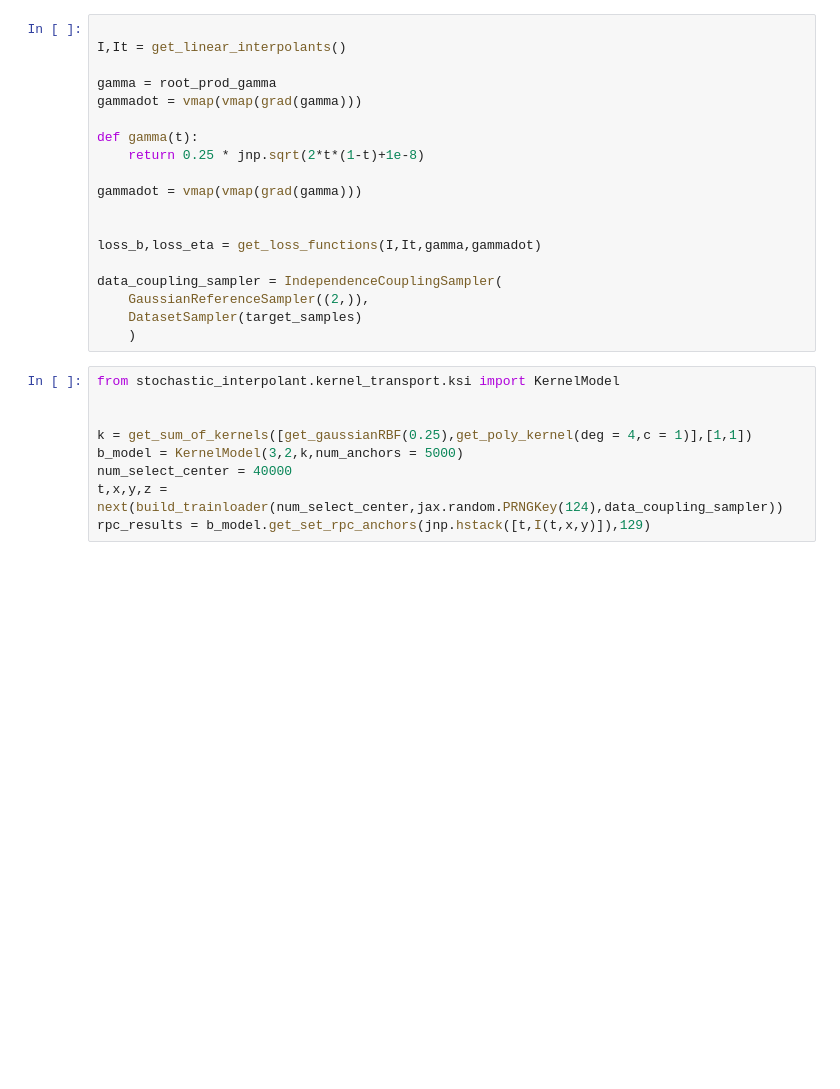
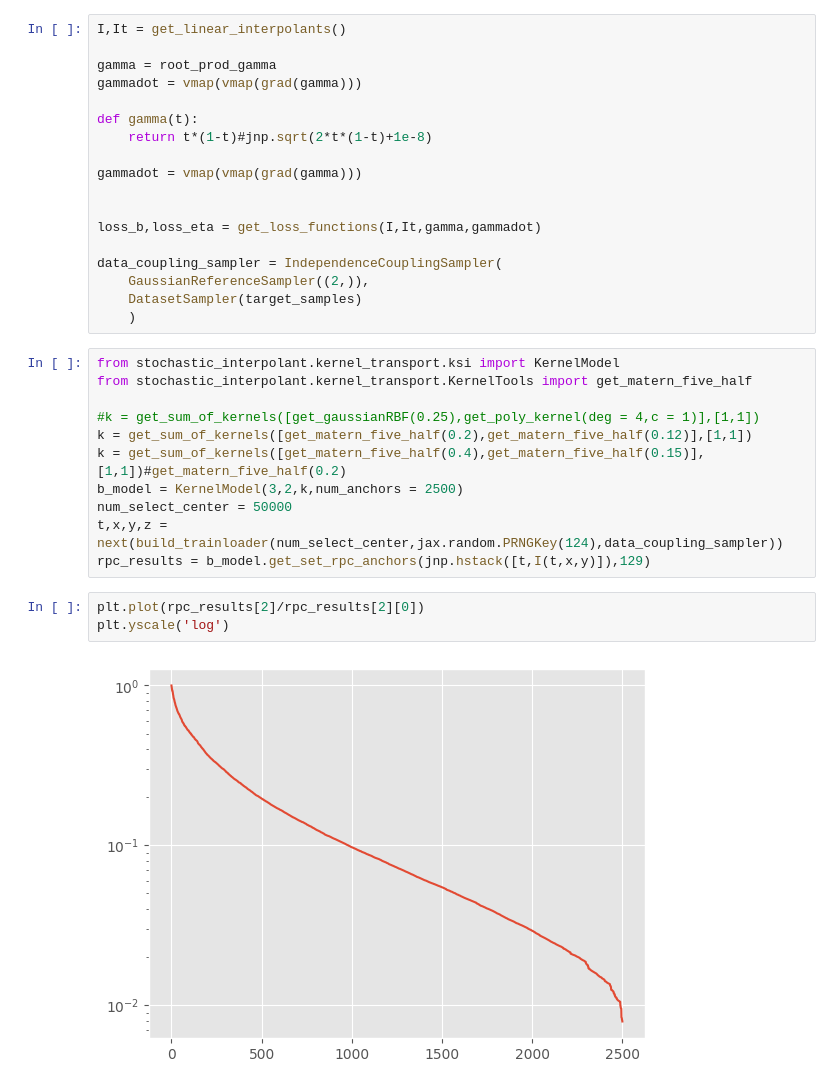
Before and after one commit to AHsu98/StoKAAsticInterpolants, a Jupyter notebook: kernel_transport.ipynb, the cells around one changed output. Drawn from its saved outputs; the diff is of its cells as text; blank space fills up the shorter version.

```diff
--- a/kernel_transport.ipynb
+++ b/kernel_transport.ipynb
@@ -42,12 +46,11 @@ plt.scatter(target_samples[:,0],target_samples[:,1])
 # %%
-
 I,It = get_linear_interpolants()
 
 gamma = root_prod_gamma
 gammadot = vmap(vmap(grad(gamma)))
 
 def gamma(t):
-    return 0.25 * jnp.sqrt(2*t*(1-t)+1e-8)
+    return t*(1-t)#jnp.sqrt(2*t*(1-t)+1e-8)
 
 gammadot = vmap(vmap(grad(gamma)))
 
@@ -60,13 +63,20 @@ data_coupling_sampler = IndependenceCouplingSampler(
     )
 # %%
 from stochastic_interpolant.kernel_transport.ksi import KernelModel
+from stochastic_interpolant.kernel_transport.KernelTools import get_matern_five_half
 
-
-k = get_sum_of_kernels([get_gaussianRBF(0.25),get_poly_kernel(deg = 4,c = 1)],[1,1])
-b_model = KernelModel(3,2,k,num_anchors = 5000)
-num_select_center = 40000
+#k = get_sum_of_kernels([get_gaussianRBF(0.25),get_poly_kernel(deg = 4,c = 1)],[1,1])
+k = get_sum_of_kernels([get_matern_five_half(0.2),get_matern_five_half(0.12)],[1,1])
+k = get_sum_of_kernels([get_matern_five_half(0.4),get_matern_five_half(0.15)],[1,1])#get_matern_five_half(0.2)
+b_model = KernelModel(3,2,k,num_anchors = 2500)
+num_select_center = 50000
 t,x,y,z = next(build_trainloader(num_select_center,jax.random.PRNGKey(124),data_coupling_sampler))
 rpc_results = b_model.get_set_rpc_anchors(jnp.hstack([t,I(t,x,y)]),129)
+# %%
+plt.plot(rpc_results[2]/rpc_results[2][0])
+plt.yscale('log')
+# %% [output]
+[figure, added]
 # %%
 from stochastic_interpolant.loss_functions import loss_pieces
 from stochastic_interpolant.kernel_transport.ksi import kernel_transport_loader
```
Also changed, not shown: parts of 14 cells of this notebook, 4 other files.
